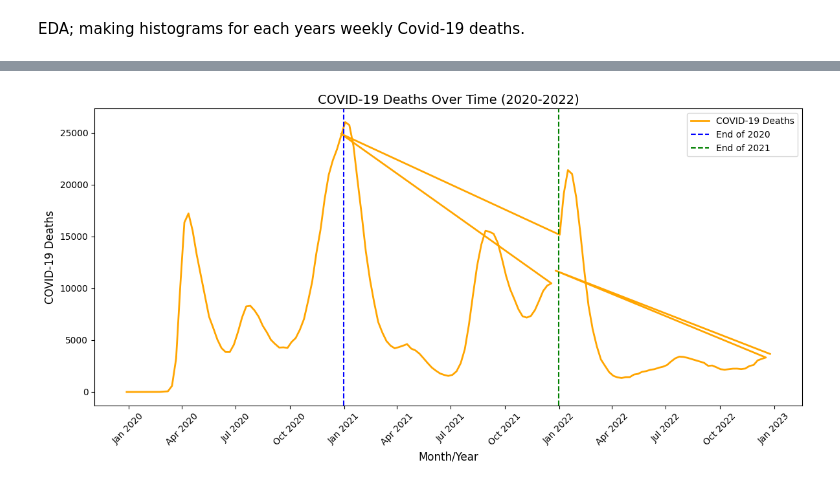
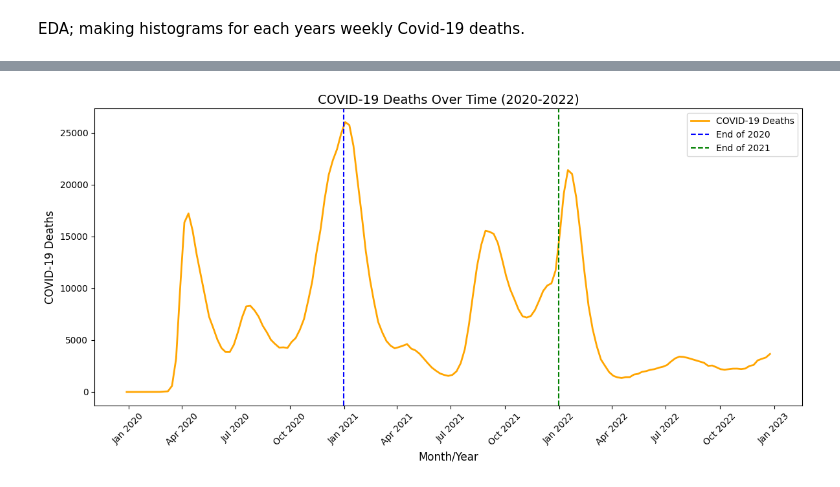
Before and after one commit to carolinehagood/covid-project, a Jupyter notebook: scripts/Cleaning_Covid_Death_Data.ipynb, the cells around one changed output, grey strips where cells are left out. Drawn from its saved outputs; the diff is of its cells as text; code cells hidden in the pictures.

```diff
--- a/scripts/Cleaning_Covid_Death_Data.ipynb
+++ b/scripts/Cleaning_Covid_Death_Data.ipynb
@@ -139,20 +163,19 @@ import pandas as pd
 import matplotlib.pyplot as plt
 
 # Filter the data for the year 2020
-df_2020 = df[(df['Year'] == '2020') | (df['Year'] == ('2019/2020'))]
+df_2020 = df[(df['Year'] == '2020')]
 weekly_deaths = df_2020.groupby('Week')['COVID-19 Deaths'].sum()
 
 # Create a histogram for the weekly COVID-19 deaths
 plt.figure(figsize=(10,6))
 plt.bar(weekly_deaths.index, weekly_deaths.values, color='skyblue')
-
 # Add titles and labels
 plt.title('Weekly COVID-19 Deaths in 2020', fontsize=14)
 plt.xlabel('Week', fontsize=12)
 plt.ylabel('COVID-19 Deaths (millions)', fontsize=12)
 # Display the plot
-plt.xticks(weekly_deaths.index, rotation=90)  # Rotating x-axis labels for better readability
+plt.xticks(weekly_deaths.index, rotation=90)
 plt.tight_layout()
-plt.xlim([10, 52]) # Including ranges where there were at least 1 death
+plt.xlim([10, 52])
 plt.show()
 # %% [output]
@@ -160,19 +183,17 @@ plt.show()
 # %%
 # Filter the data for the year 2021
-df_2021 = df[(df['Year'] == '2021') | (df['Year'] == ('2020/2021'))]
+df_2021 = df[(df['Year'] == '2021')]
 weekly_deaths = df_2021.groupby('Week')['COVID-19 Deaths'].sum()
 
 # Create a histogram for the weekly COVID-19 deaths
 plt.figure(figsize=(10,6))
 plt.bar(weekly_deaths.index, weekly_deaths.values, color='coral')
-
 # Add titles and labels
 plt.title('Weekly COVID-19 Deaths in 2021', fontsize=14)
 plt.xlabel('Week', fontsize=12)
 plt.ylabel('COVID-19 Deaths (millions)', fontsize=12)
-
 # Display the plot
-plt.xticks(weekly_deaths.index, rotation=90)  # Rotating x-axis labels for better readability
+plt.xticks(weekly_deaths.index, rotation=90)
 plt.tight_layout()
 plt.show()
 # %% [output]
@@ -180,17 +201,15 @@ plt.show()
 # %%
 # Filter the data for the year 2022
-df_2022 = df[(df['Year'] == '2022') | (df['Year'] == ('2021/2022'))]
+df_2022 = df[(df['Year'] == '2022')]
 weekly_deaths = df_2022.groupby('Week')['COVID-19 Deaths'].sum()
 
 # Create a histogram for the weekly COVID-19 deaths
 plt.figure(figsize=(10,6))
 plt.bar(weekly_deaths.index, weekly_deaths.values, color='forestgreen')
-
 # Add titles and labels
 plt.title('Weekly COVID-19 Deaths in 2022', fontsize=14)
 plt.xlabel('Week', fontsize=12)
 plt.ylabel('COVID-19 Deaths (millions)', fontsize=12)
-
 # Display the plot
 plt.xticks(weekly_deaths.index, rotation=90)  # Rotating x-axis labels for better readability
 plt.tight_layout()
@@ -235 +254,13 @@ plt.show()
+# %%
+import pandas as pd
+import matplotlib.pyplot as plt
+
+# Concatenate the data for all three years
+df_all = pd.concat([df_2020, df_2021, df_2022])
+# Sort the combined DataFrame by 'Year' and 'Week'
+df_all = df_all.sort_values(by=['Year', 'Week'])
+df_all['Year']= df_all['Year'].astype(float)
+# Create a continuous 'Week_Number' for plotting (52 weeks for each year)
+# This ensures that weeks for 2021 and 2022 flow sequentially
+df_all['Week_Number'] = df_all['Week'] + (df_all['Year'] - 2020) * 52
 # %%
@@ -305,36 +307,34 @@ import matplotlib.dates as mdates
 # Ensure the 'End_Date' column is in datetime format
 df_all['Start Date'] = pd.to_datetime(df_all['Start Date'])
 
-df_all_c = df_all.dropna(subset=['COVID-19 Deaths'])
-
 # Create the plot
 plt.figure(figsize=(12, 6))
 
 # Plot the COVID-19 deaths
-plt.plot(df_all_c['Start Date'], df_all_c['COVID-19 Deaths'],
+plt.plot(df_all['Start Date'], df_all['COVID-19 Deaths'],
          color='orange', linewidth=2, label='COVID-19 Deaths')
 
 # Add vertical lines to mark the end of each year
 plt.axvline(x=pd.Timestamp('2020-12-31'), color='blue', linestyle='--', label='End of 2020')
 plt.axvline(x=pd.Timestamp('2021-12-31'), color='green', linestyle='--', label='End of 2021')
 
 # Set the x-axis to display every three months
 plt.gca().xaxis.set_major_locator(mdates.MonthLocator(interval=3))
 plt.gca().xaxis.set_major_formatter(mdates.DateFormatter('%b %Y'))
 plt.xticks(rotation=45)
 
 # Add titles and labels
 plt.title("COVID-19 Deaths Over Time (2020-2022)", fontsize=14)
 plt.xlabel("Month/Year", fontsize=12)
 plt.ylabel("COVID-19 Deaths", fontsize=12)
 
 # Show the legend
 plt.legend()
 
 # Adjust layout
 plt.tight_layout()
 
 # Display the plot
 plt.show()
 # %% [output]
-[figure, old version]
+[figure, new version]
```
Also changed, not shown: parts of 16 cells of this notebook.
